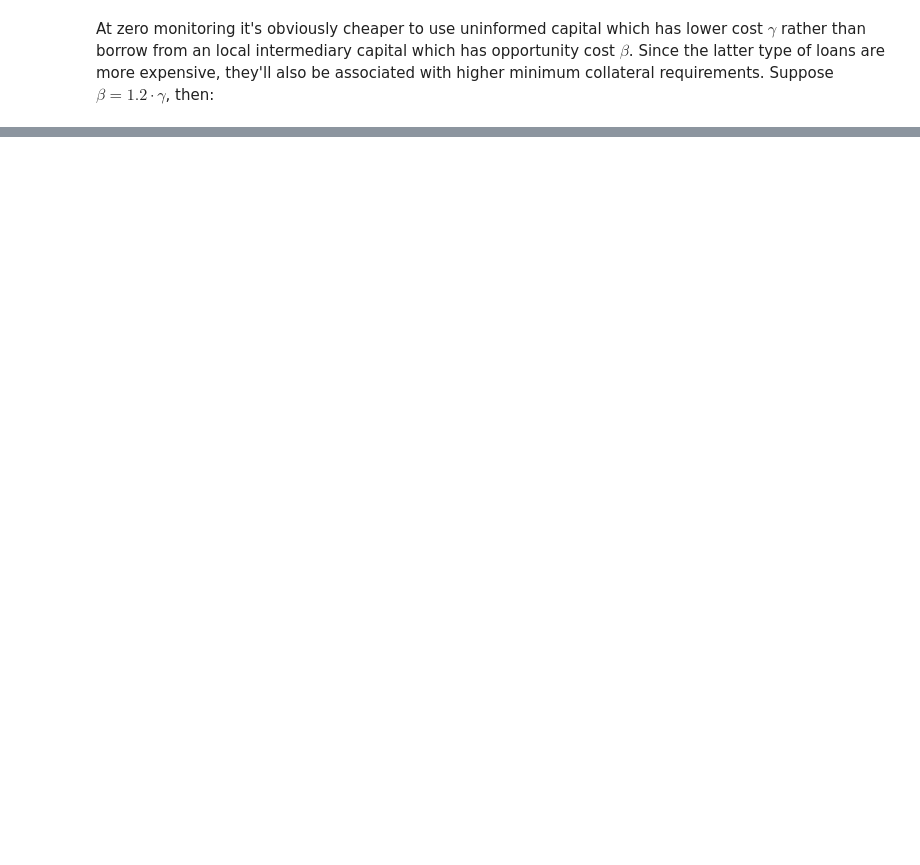
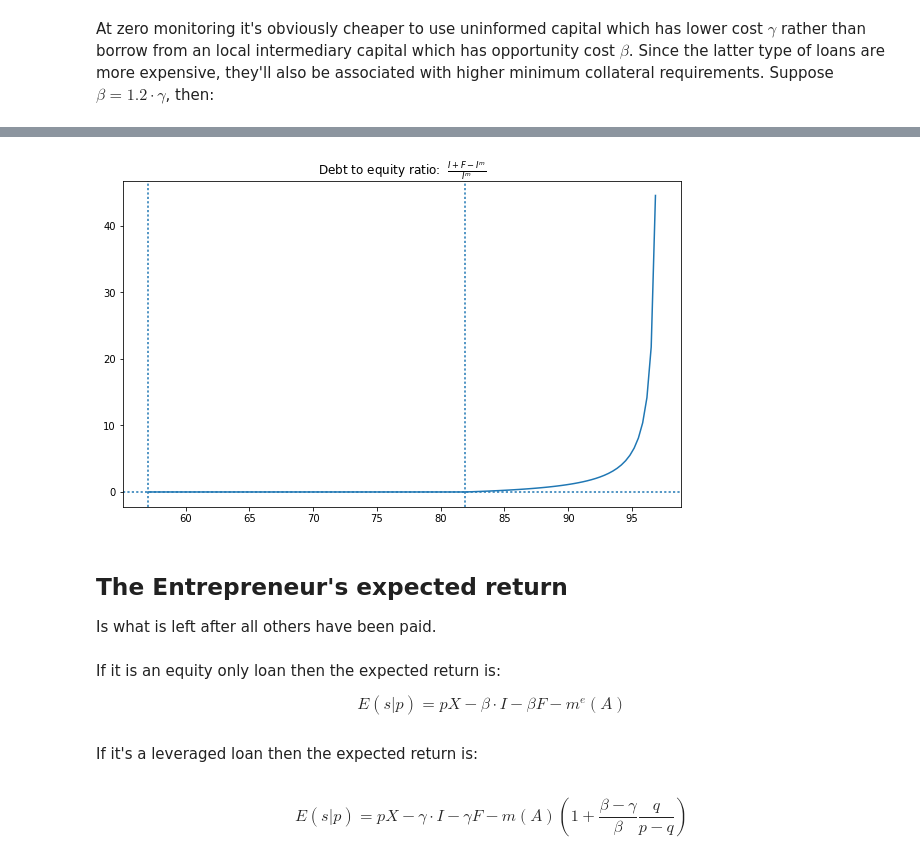
Before and after one commit to jhconning/social-finance, a Jupyter notebook: notebooks/socfin.ipynb, the cells around one changed output, grey strips where cells are left out. Saved outputs shown, nothing was run; the diff lists cells and outputs as text; code cells hidden in the pictures; blank space fills up the shorter version.

```diff
--- a/notebooks/socfin.ipynb
+++ b/notebooks/socfin.ipynb
@@ -517,0 +253,18 @@ plotter(foo, title='Min. Collateral and monitoring intensity')
+# %%
+mfi.plotDE(mfi.beta)
+# %% [output]
+[figure, added]
+# %% [markdown]
+## The Entrepreneur's expected return
+
+Is what is left after all others have been paid.
+# %% [markdown]
+If it is an equity only loan then the expected return is:
+
+$$E(s|p) = pX - \beta \cdot I  - \beta F  - m^e(A)$$
+# %% [markdown]
+If it's a leveraged loan then the expected return is:
+# %% [markdown]
+$$E(s|p) = pX - \gamma \cdot I  - \gamma F  - m(A) \left (
+  1 + \frac{\beta-\gamma}{\beta} \frac{q}{p-q}
+ \right )  $$
```
Also changed, not shown: parts of 81 cells of this notebook.
